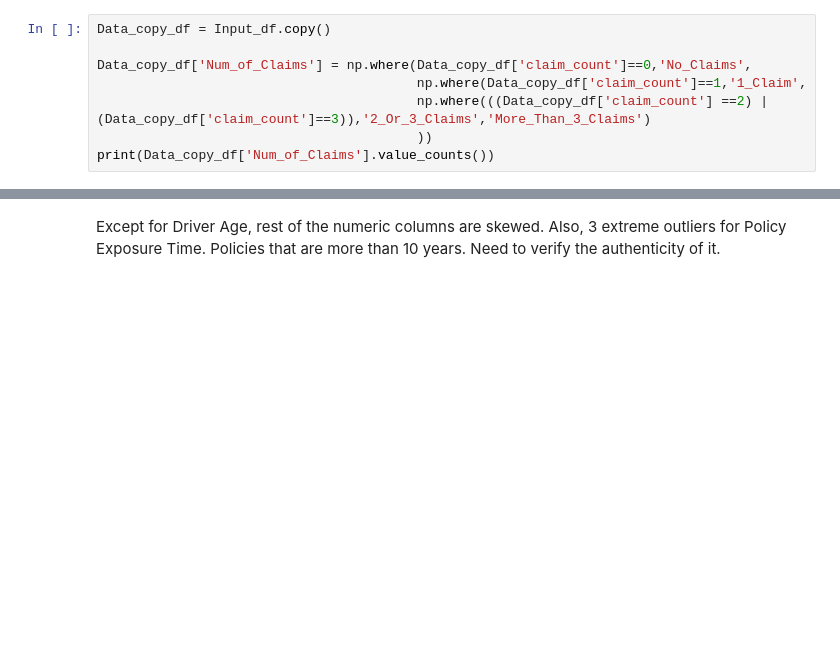
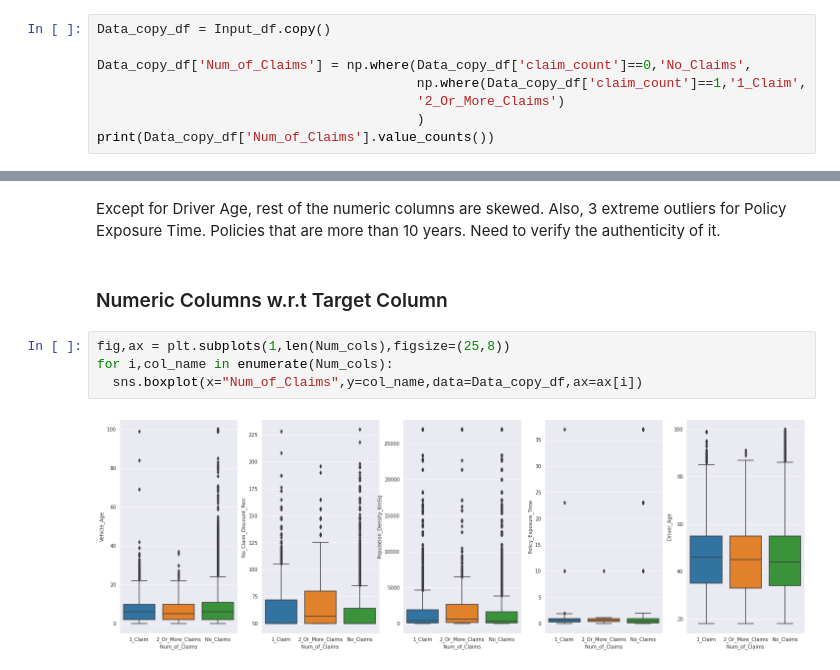
Before and after one commit to SaiPavanKumarB/Liberty-Insurance-Case-Study, a Jupyter notebook: Liberty_Insurance_Case_Study.ipynb, the cells around one changed output, grey strips where cells are left out. Drawn from its saved outputs; the diff is of its cells as text; blank space fills up the shorter version.

```diff
--- a/Liberty_Insurance_Case_Study.ipynb
+++ b/Liberty_Insurance_Case_Study.ipynb
@@ -148,7 +156,7 @@ Data_copy_df = Input_df.copy()
 
 Data_copy_df['Num_of_Claims'] = np.where(Data_copy_df['claim_count']==0,'No_Claims',
                                          np.where(Data_copy_df['claim_count']==1,'1_Claim',
-                                         np.where(((Data_copy_df['claim_count'] ==2) | (Data_copy_df['claim_count']==3)),'2_Or_3_Claims','More_Than_3_Claims')
-                                         ))
+                                         '2_Or_More_Claims')
+                                         )
 print(Data_copy_df['Num_of_Claims'].value_counts())
 # %% [output]
@@ -311,3 +324,11 @@ for i,col_name in enumerate(Num_cols):
 # %% [markdown]
 Except for Driver Age, rest of the numeric columns are skewed.
 Also, 3 extreme outliers for Policy Exposure Time. Policies that are more than 10 years. Need to verify the authenticity of it.
+# %% [markdown]
+### Numeric Columns w.r.t Target Column
+# %%
+fig,ax = plt.subplots(1,len(Num_cols),figsize=(25,8))
+for i,col_name in enumerate(Num_cols):
+  sns.boxplot(x="Num_of_Claims",y=col_name,data=Data_copy_df,ax=ax[i])
+# %% [output]
+[figure, added]
```
Also changed, not shown: parts of 50 cells of this notebook.
